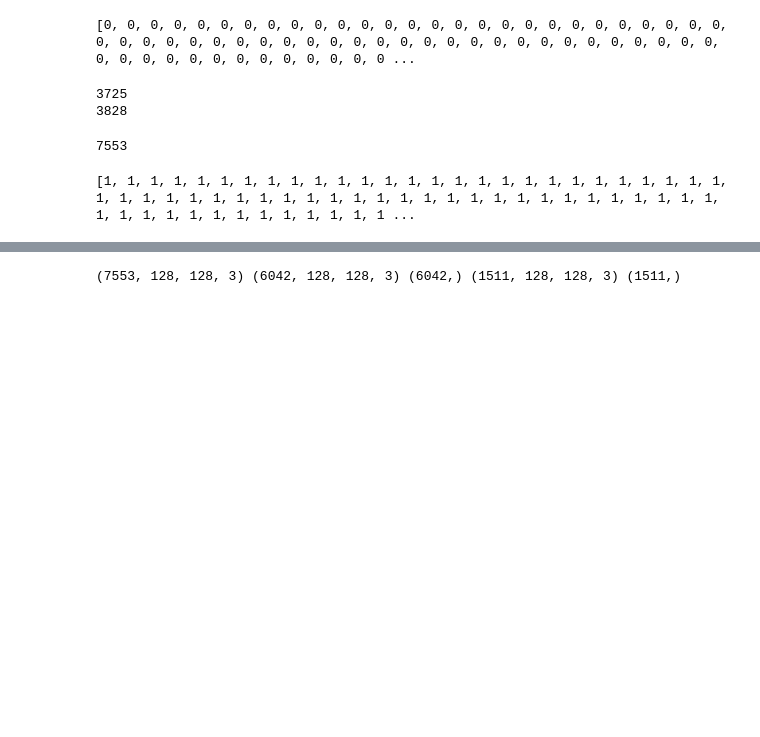
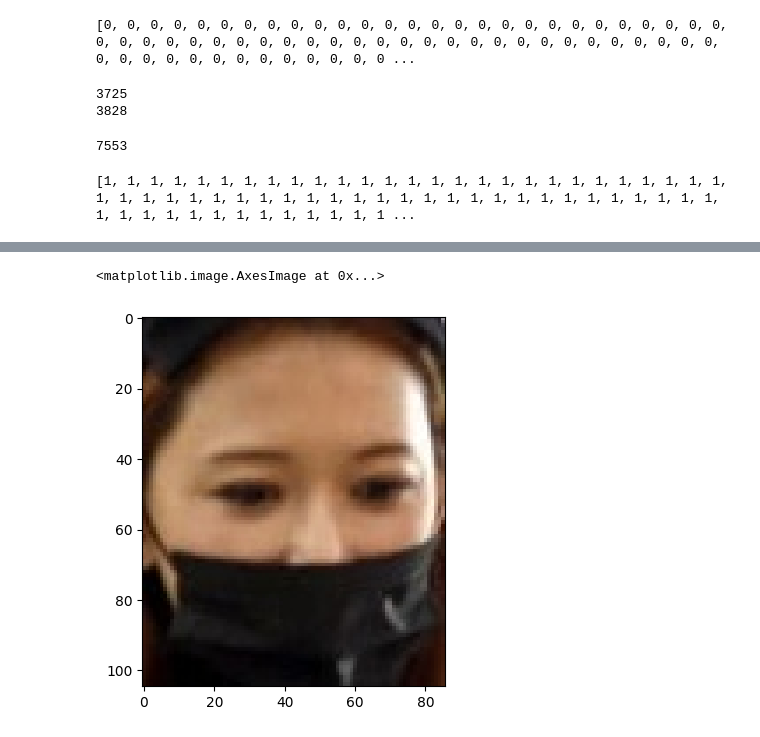
Before and after one commit to RashmiRajput90/Face-Mask-Detection, a Jupyter notebook: Face Mask Detection using CNN.ipynb, the cells around one changed output, grey strips where cells are left out. Drawn from its saved outputs; the diff is of its cells as text; code cells hidden in the pictures; blank space fills up the shorter version.

```diff
--- a/Face Mask Detection using CNN.ipynb
+++ b/Face Mask Detection using CNN.ipynb
@@ -61,4 +48,6 @@ Number of images with mask: 3725
 # %%
+without_mask_dir = '/content/data/without_mask'
+filenames_without_mask = os.listdir(without_mask_dir)
 num_of_without_mask = len(filenames_without_mask)
 print('Number of images without mask:', num_of_without_mask)
 # %% [output]
@@ -258,0 +101,8 @@ Y = np.asarray(labels)
+# %%
+img = mpimg.imread(os.path.join(without_mask_dir, filenames_without_mask[0]))
+plt.imshow(img)
+plt.title('Without mask (sample)')
+plt.show()
+# %% [output]
+<matplotlib.image.AxesImage at 0x...>
+[figure, added]
@@ -261,4 +158,0 @@ X_train, X_test, Y_train, Y_test = train_test_split(X, Y, test_size=0.2, random_
-# %%
-print(X.shape, X_train.shape, Y_train.shape, X_test.shape, Y_test.shape)
-# %% [output]
-(7553, 128, 128, 3) (6042, 128, 128, 3) (6042,) (1511, 128, 128, 3) (1511,)
```
Also changed, not shown: parts of 50 cells of this notebook, 1 other file.
